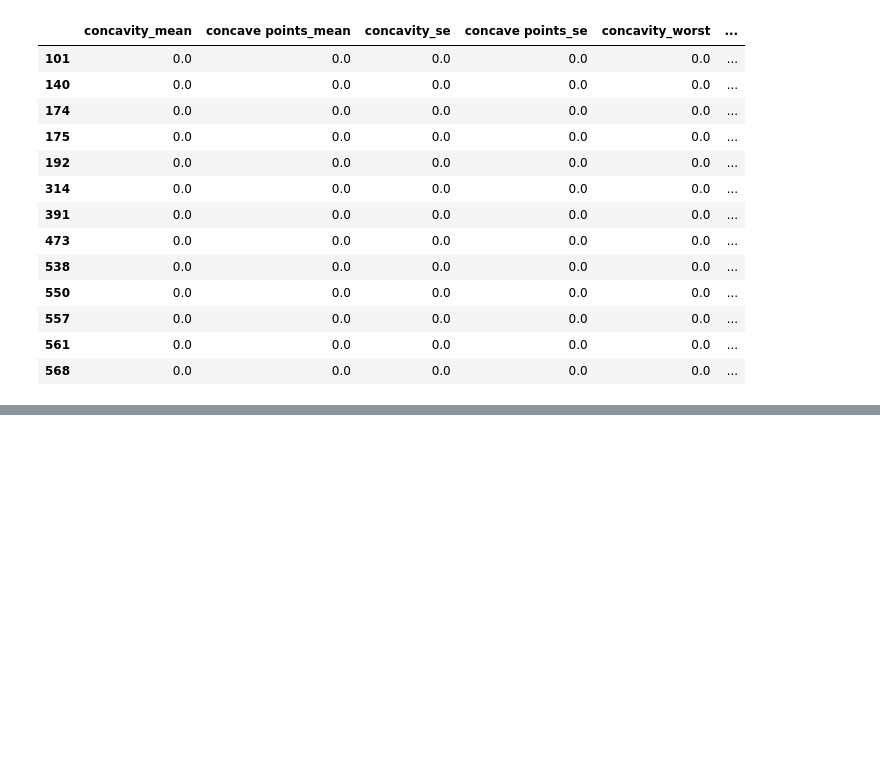
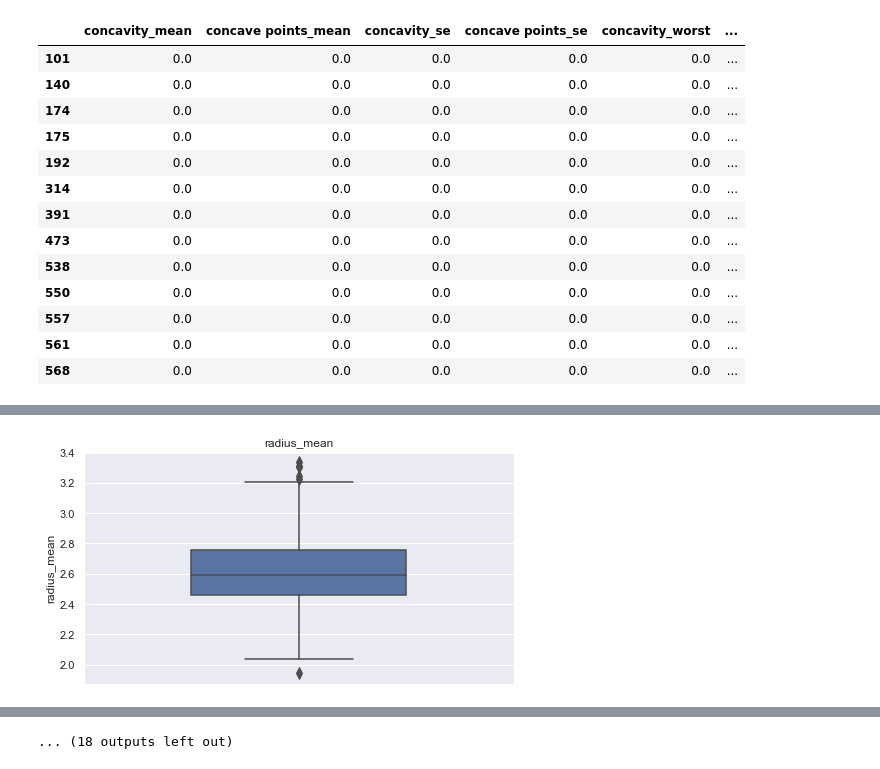
Before and after one commit to Snehashis100/Human-Disease-Diagnostic, a Jupyter notebook: breast cancer prediction analysis.ipynb, the cells around one changed output, grey strips where cells are left out. Cells and saved outputs as stored; diff of their text form; code cells hidden in the pictures; blank space fills up the shorter version.

```diff
--- a/breast cancer prediction analysis.ipynb
+++ b/breast cancer prediction analysis.ipynb
@@ -200,0 +407,8 @@ z[z==0].dropna(axis=0)
+# %%
+data_box=np.log(log_data[numerical_features])
+for feature in numerical_features:
+    sns.boxplot(y=feature,data=data_box,fliersize=8,width=0.5)
+    plt.title(feature)
+    plt.show()
+# %% [output]
+[figure, added]
@@ -200,0 +426 @@ z[z==0].dropna(axis=0)
+... (18 outputs left out)
```
Also changed, not shown: parts of 45 cells of this notebook, 1 other file.
